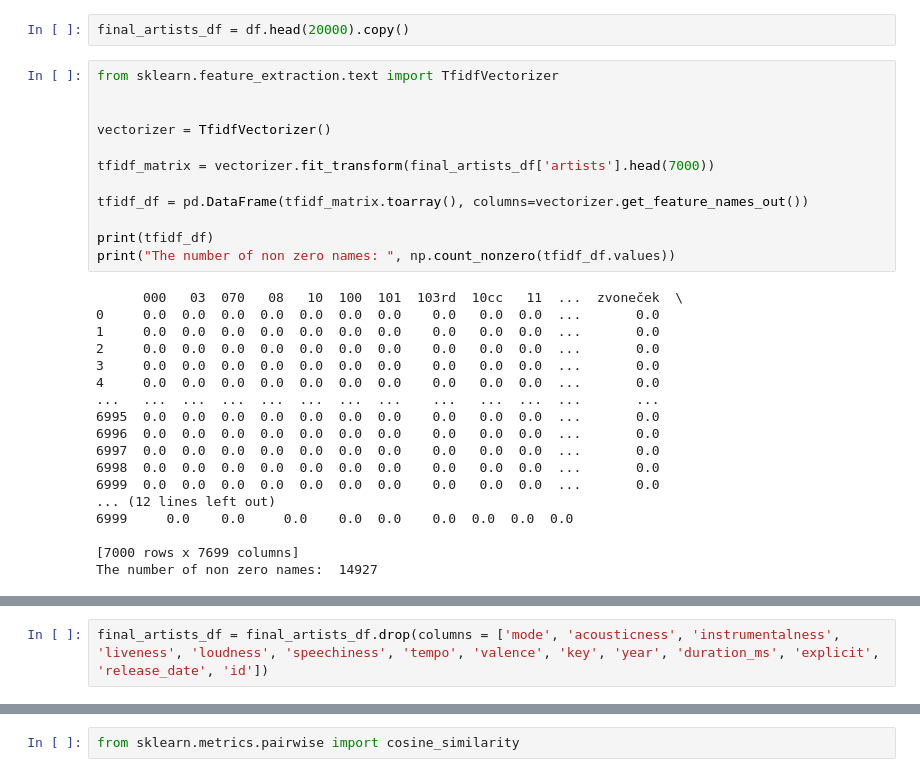
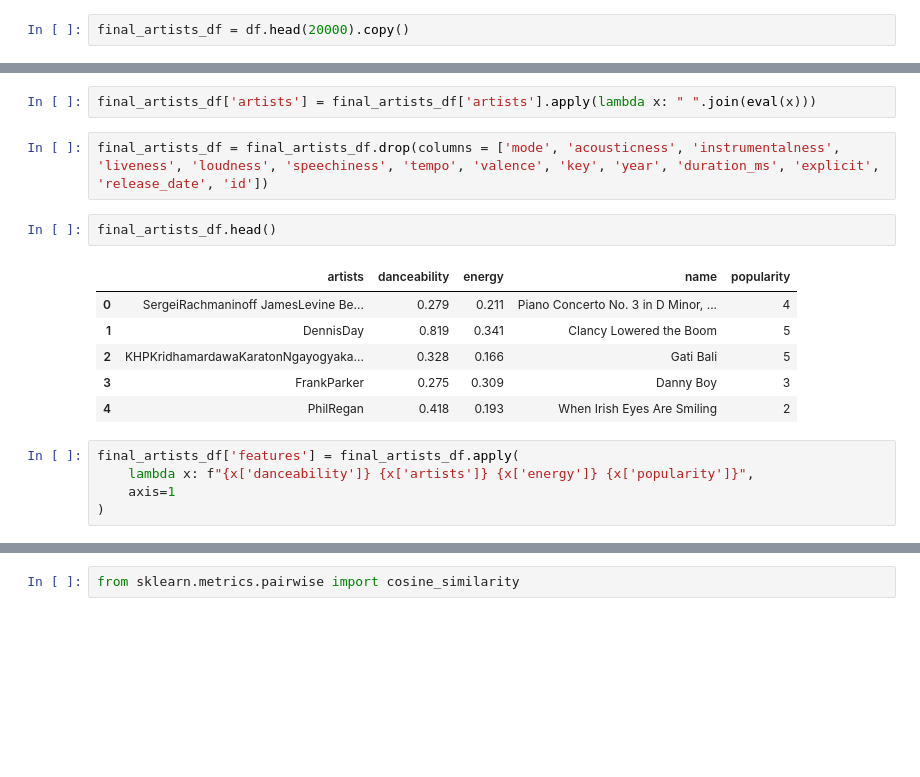
Before and after one commit to J4QK2/MusicRecommendationSystem, a Jupyter notebook: musicRecommendation.ipynb, the cells around one changed output, grey strips where cells are left out. Saved outputs shown, nothing was run; the diff lists cells and outputs as text; blank space fills up the shorter version.

```diff
--- a/musicRecommendation.ipynb
+++ b/musicRecommendation.ipynb
@@ -155,36 +136,6 @@ df_by_artist.head()
 | 4 | 1 | 7 | 0.510714 | "Joseph And The Amazing Technicol... | 0.467143 | 270436.142857 | 0.488286 | 0.009400 | ... |
 # %%
 final_artists_df = df.head(20000).copy()
-# %%
-from sklearn.feature_extraction.text import TfidfVectorizer
-
-
-vectorizer = TfidfVectorizer()
-
-tfidf_matrix = vectorizer.fit_transform(final_artists_df['artists'].head(7000))
-
-tfidf_df = pd.DataFrame(tfidf_matrix.toarray(), columns=vectorizer.get_feature_names_out())
-
-print(tfidf_df)
-print("The number of non zero names: ", np.count_nonzero(tfidf_df.values))
-# %% [output]
-      000   03  070   08   10  100  101  103rd  10cc   11  ...  zvoneček  \
-0     0.0  0.0  0.0  0.0  0.0  0.0  0.0    0.0   0.0  0.0  ...       0.0
-1     0.0  0.0  0.0  0.0  0.0  0.0  0.0    0.0   0.0  0.0  ...       0.0
-2     0.0  0.0  0.0  0.0  0.0  0.0  0.0    0.0   0.0  0.0  ...       0.0
-3     0.0  0.0  0.0  0.0  0.0  0.0  0.0    0.0   0.0  0.0  ...       0.0
-4     0.0  0.0  0.0  0.0  0.0  0.0  0.0    0.0   0.0  0.0  ...       0.0
-...   ...  ...  ...  ...  ...  ...  ...    ...   ...  ...  ...       ...
-6995  0.0  0.0  0.0  0.0  0.0  0.0  0.0    0.0   0.0  0.0  ...       0.0
-6996  0.0  0.0  0.0  0.0  0.0  0.0  0.0    0.0   0.0  0.0  ...       0.0
-6997  0.0  0.0  0.0  0.0  0.0  0.0  0.0    0.0   0.0  0.0  ...       0.0
-6998  0.0  0.0  0.0  0.0  0.0  0.0  0.0    0.0   0.0  0.0  ...       0.0
-6999  0.0  0.0  0.0  0.0  0.0  0.0  0.0    0.0   0.0  0.0  ...       0.0
-... (12 lines left out)
-6999     0.0    0.0     0.0    0.0  0.0    0.0  0.0  0.0  0.0
-
-[7000 rows x 7699 columns]
-The number of non zero names:  14927
 # %%
 final_artists_df['artists']= final_artists_df['artists'].str.replace(' ', '')
 final_artists_df.head()
@@ -195,6 +146,22 @@ final_artists_df.head()
 | 2 | 0.0394 | 1921 | 0.961 | ['KHPKridhamardawaKaratonNgayogya... | 0.328 | 500062 | 0.166 | 0 | 1o6I8BglA6ylDMrIELygv1 | ... |
 | 3 | 0.1650 | 1921 | 0.967 | ['FrankParker'] | 0.275 | 210000 | 0.309 | 0 | 3ftBPsC5vPBKxYSee08FDH | ... |
 | 4 | 0.2530 | 1921 | 0.957 | ['PhilRegan'] | 0.418 | 166693 | 0.193 | 0 | 4d6HGyGT8e121BsdKmw9v6 | ... |
+# %%
+final_artists_df['artists'] = final_artists_df['artists'].apply(lambda x: " ".join(eval(x)))
 # %%
 final_artists_df = final_artists_df.drop(columns = ['mode', 'acousticness', 'instrumentalness', 'liveness', 'loudness', 'speechiness', 'tempo', 'valence', 'key', 'year', 'duration_ms', 'explicit', 'release_date', 'id'])
+# %%
+final_artists_df.head()
+# %% [output]
+|  | artists | danceability | energy | name | popularity |
+| 0 | SergeiRachmaninoff JamesLevine Be... | 0.279 | 0.211 | Piano Concerto No. 3 in D Minor, ... | 4 |
+| 1 | DennisDay | 0.819 | 0.341 | Clancy Lowered the Boom | 5 |
+| 2 | KHPKridhamardawaKaratonNgayogyaka... | 0.328 | 0.166 | Gati Bali | 5 |
+| 3 | FrankParker | 0.275 | 0.309 | Danny Boy | 3 |
+| 4 | PhilRegan | 0.418 | 0.193 | When Irish Eyes Are Smiling | 2 |
+# %%
+final_artists_df['features'] = final_artists_df.apply(
+    lambda x: f"{x['danceability']} {x['artists']} {x['energy']} {x['popularity']}",
+    axis=1
+)
 # %%
```
Also changed, not shown: parts of 17 cells of this notebook, 4 other files.
